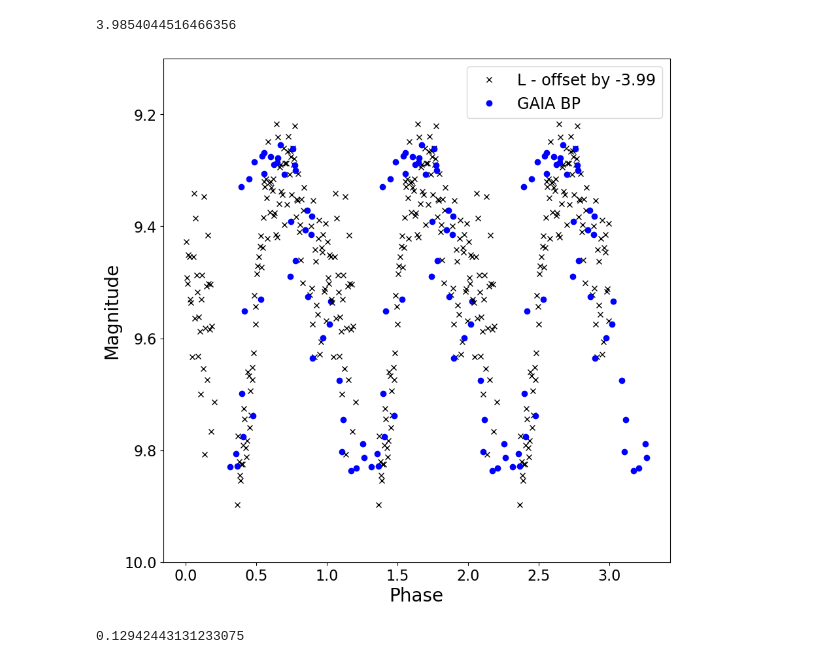
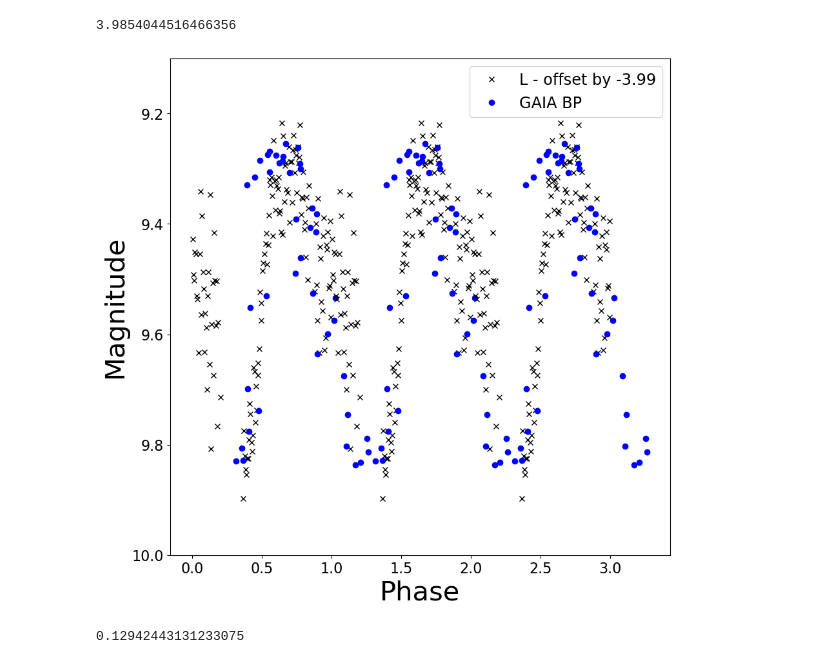
Before and after one commit to npi2015/Mphys-project, a Jupyter notebook: Notebooks/AllFilterPlotsRZCEP.ipynb, the cells around one changed output. Saved outputs shown, nothing was run; the diff lists cells and outputs as text; code cells hidden in the pictures.

```diff
--- a/Notebooks/AllFilterPlotsRZCEP.ipynb
+++ b/Notebooks/AllFilterPlotsRZCEP.ipynb
@@ -292,19 +292,19 @@ gaia_offset
 # %%
 
 plt.plot(np.array(luminance_julian_date)/period - np.floor(np.array(luminance_julian_date)/period), np.array(luminance_mags) - gaia_offset, 'x', color = 'black', label = f'L - offset by -{gaia_offset:.2f}')
 plt.plot(phase_bp + 0.3, bp_mags, 'o', color = 'blue', label = 'GAIA BP')
 plt.plot(1+np.array(luminance_julian_date)/period - np.floor(np.array(luminance_julian_date)/period), np.array(luminance_mags) - gaia_offset, 'x', color = 'black')
 plt.plot(1.3+phase_bp, bp_mags, 'o',color = 'blue')
 plt.plot(2+np.array(luminance_julian_date)/period - np.floor(np.array(luminance_julian_date)/period), np.array(luminance_mags) - gaia_offset, 'x', color = 'black')
 plt.plot(2.3+phase_bp, bp_mags, 'o',color = 'blue')
 plt.gca().invert_yaxis()
 plt.ylim(10, 9.1)
 plt.legend()
-plt.xlabel('Phase')
-plt.ylabel('Magnitude');
+plt.xlabel('Phase', fontdict={'size': 30})
+plt.ylabel('Magnitude', fontdict={'size': 30});
 plt.savefig('./Images/GAIA_comparisonRZCep.png')
 # %% [output]
-[figure, old version]
+[figure, new version]
 # %%
 import pandas as pd
 import numpy as np
```
Also changed, not shown: parts of 1 cell of this notebook, 10 other files.
